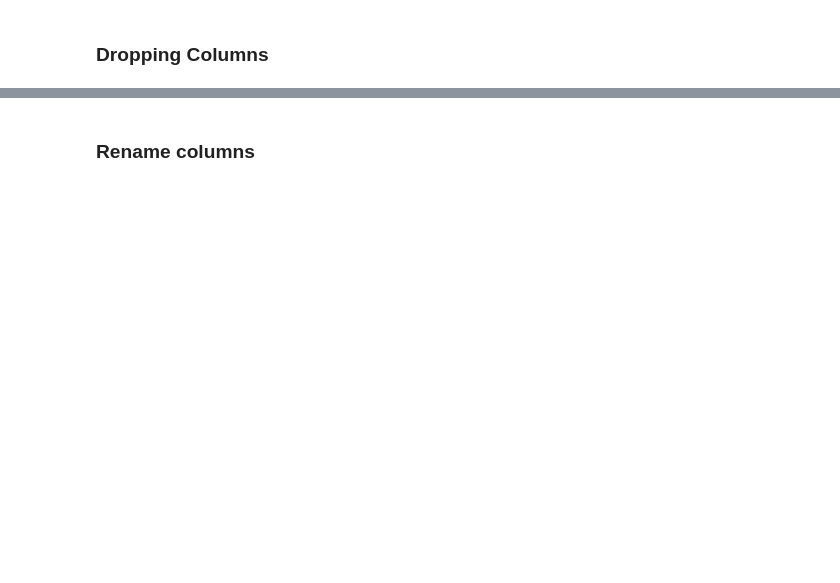
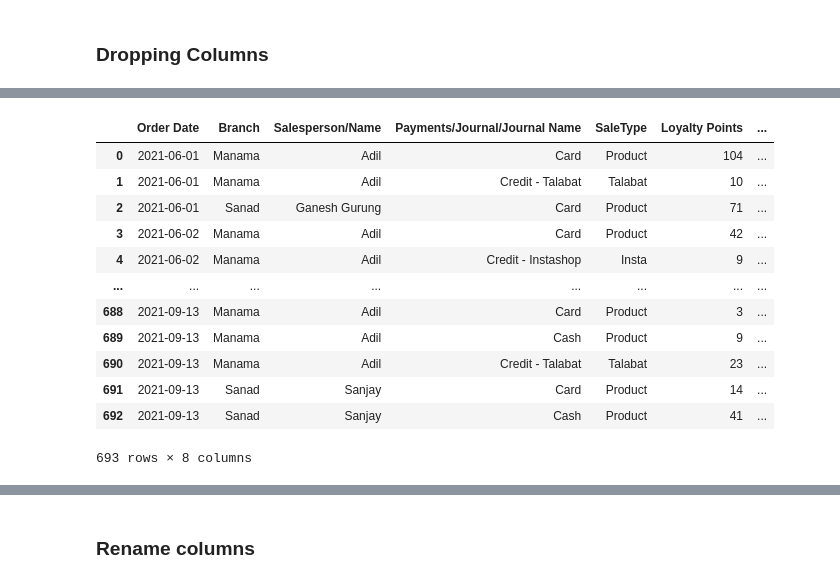
Before and after one commit to itpetarabia/reports, a Jupyter notebook: pos-sales.ipynb, the cells around one changed output, grey strips where cells are left out. Cells and saved outputs as stored; diff of their text form; code cells hidden in the pictures; blank space fills up the shorter version.

```diff
--- a/pos-sales.ipynb
+++ b/pos-sales.ipynb
@@ -206,7 +200,22 @@ df.head()
 # %%
-multi_indices = ['Branch', 'Salesperson/Name', 'Order Date', 'Payments/Journal/Journal Name', 'Status', 'Loyalty Points', 'Grooming']
+multi_indices = ['Order Date', 'Branch', 'Salesperson/Name', 'Payments/Journal/Journal Name', 'Loyalty Points', 'SaleType']
 # Sum sub-totals
 order_totals = pd.DataFrame(df.groupby(by=multi_indices).sum()).reset_index()
 # Sum loyalty points
 multi_indices.remove('Loyalty Points')
 order_totals = pd.DataFrame(order_totals.groupby(by=multi_indices).sum()).reset_index()
+order_totals
+# %% [output]
+|  | Order Date | Branch | Salesperson/Name | Payments/Journal/Journal Name | SaleType | Loyalty Points | ... |
+| 0 | 2021-06-01 | Manama | Adil | Card | Product | 104 | ... |
+| 1 | 2021-06-01 | Manama | Adil | Credit - Talabat | Talabat | 10 | ... |
+| 2 | 2021-06-01 | Sanad | Ganesh Gurung | Card | Product | 71 | ... |
+| 3 | 2021-06-02 | Manama | Adil | Card | Product | 42 | ... |
+| 4 | 2021-06-02 | Manama | Adil | Credit - Instashop | Insta | 9 | ... |
+| ... | ... | ... | ... | ... | ... | ... | ... |
+| 688 | 2021-09-13 | Manama | Adil | Card | Product | 3 | ... |
+| 689 | 2021-09-13 | Manama | Adil | Cash | Product | 9 | ... |
+| 690 | 2021-09-13 | Manama | Adil | Credit - Talabat | Talabat | 23 | ... |
+| 691 | 2021-09-13 | Sanad | Sanjay | Card | Product | 14 | ... |
+| 692 | 2021-09-13 | Sanad | Sanjay | Cash | Product | 41 | ... |
+693 rows × 8 columns
```
Also changed, not shown: parts of 48 cells of this notebook.
